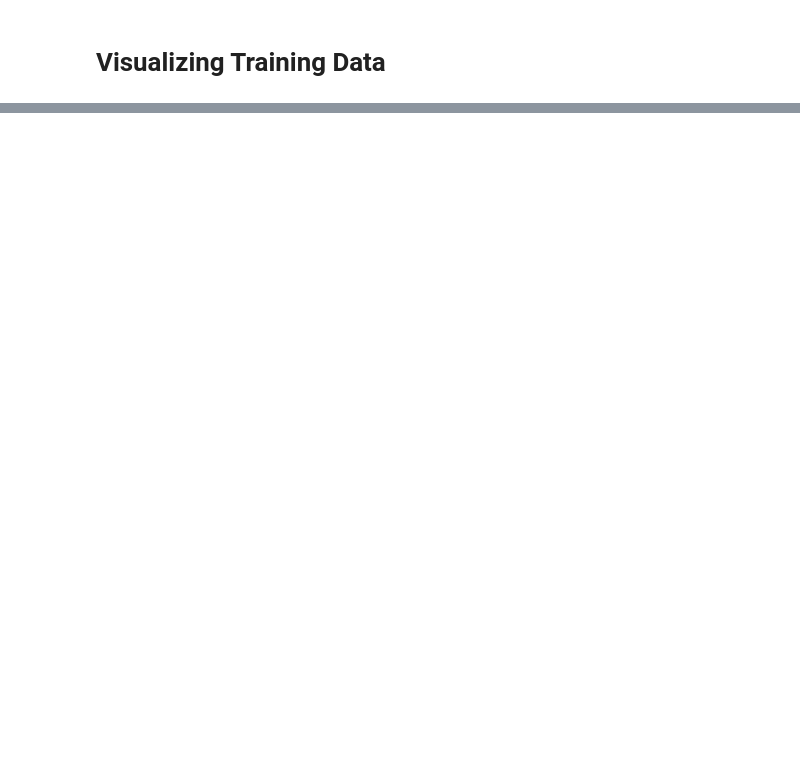
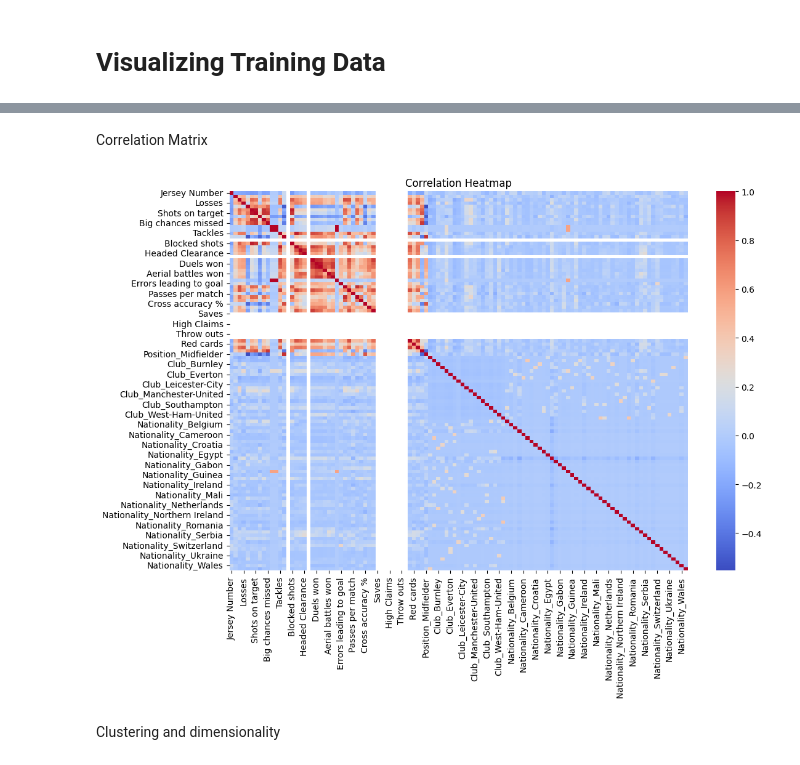
Before and after one commit to eileenxu9/EPLmodels, a Jupyter notebook: FinalProject.ipynb, the cells around one changed output, grey strips where cells are left out. Cells and saved outputs as stored; diff of their text form; code cells hidden in the pictures; blank space fills up the shorter version.

```diff
--- a/FinalProject.ipynb
+++ b/FinalProject.ipynb
@@ -479,0 +67,22 @@ for i in range (3):
+# %% [markdown]
+Correlation Matrix
+# %%
+df_corr = pd.read_csv("epl_dataset.csv")
+df_corr = df_corr.drop(['Name'], axis=1)
+df_corr = pd.get_dummies(df_corr, columns=['Position', 'Club', 'Nationality',], drop_first=True, dtype=int)
+percentage_columns = ['Shooting accuracy %', 'Cross accuracy %', 'Tackle success %']
+for column in percentage_columns:
+    df_corr[column] = df_corr[column].str.replace('%', '').astype(float) / 100
+df_corr.fillna(0, inplace=True)
+df_corr['Goals per match'] = df_corr['Goals per match'].apply(lambda x: 0 if x > 1 else x)
+df_corr.to_csv("epl_data_corr.csv", index=False)
+
+correlation_matrix = df.corr()
+plt.figure(figsize=(12, 8))
+sns.heatmap(correlation_matrix, annot=False, cmap="coolwarm")
+plt.title("Correlation Heatmap")
+plt.show()
+# %% [output]
+[figure, added]
+# %% [markdown]
+Clustering and dimensionality
```
Also changed, not shown: parts of 61 cells of this notebook.
